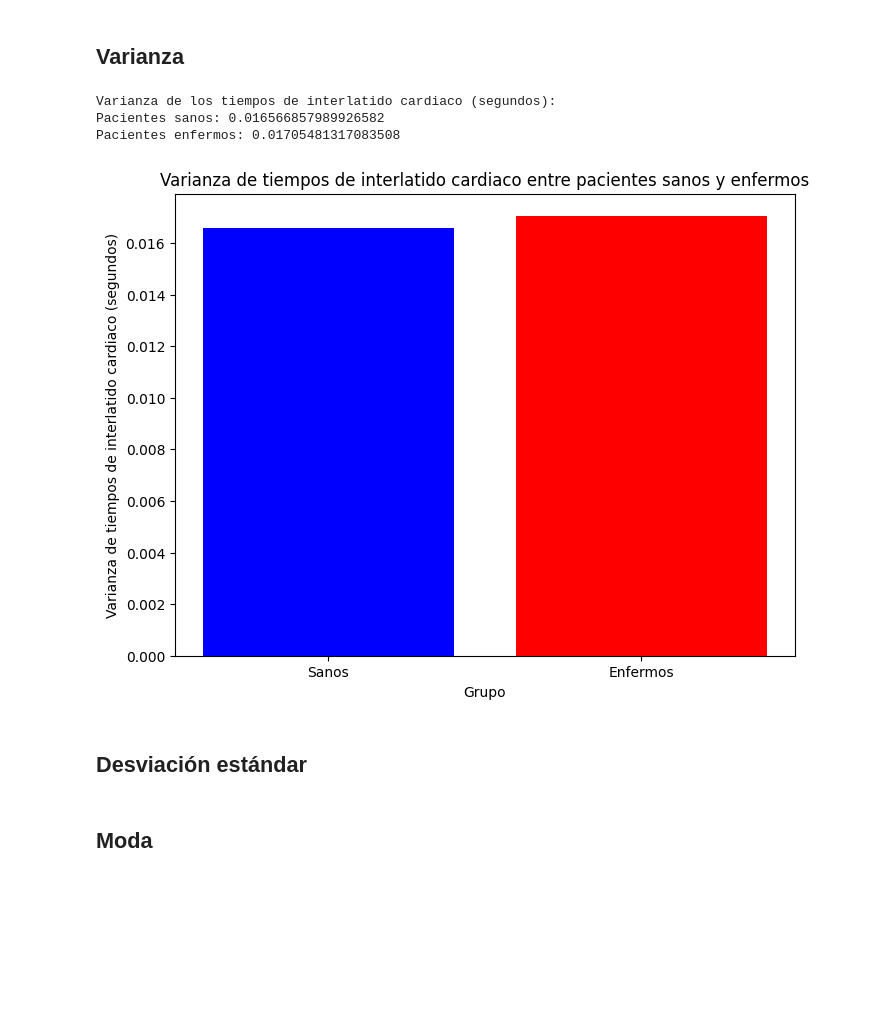
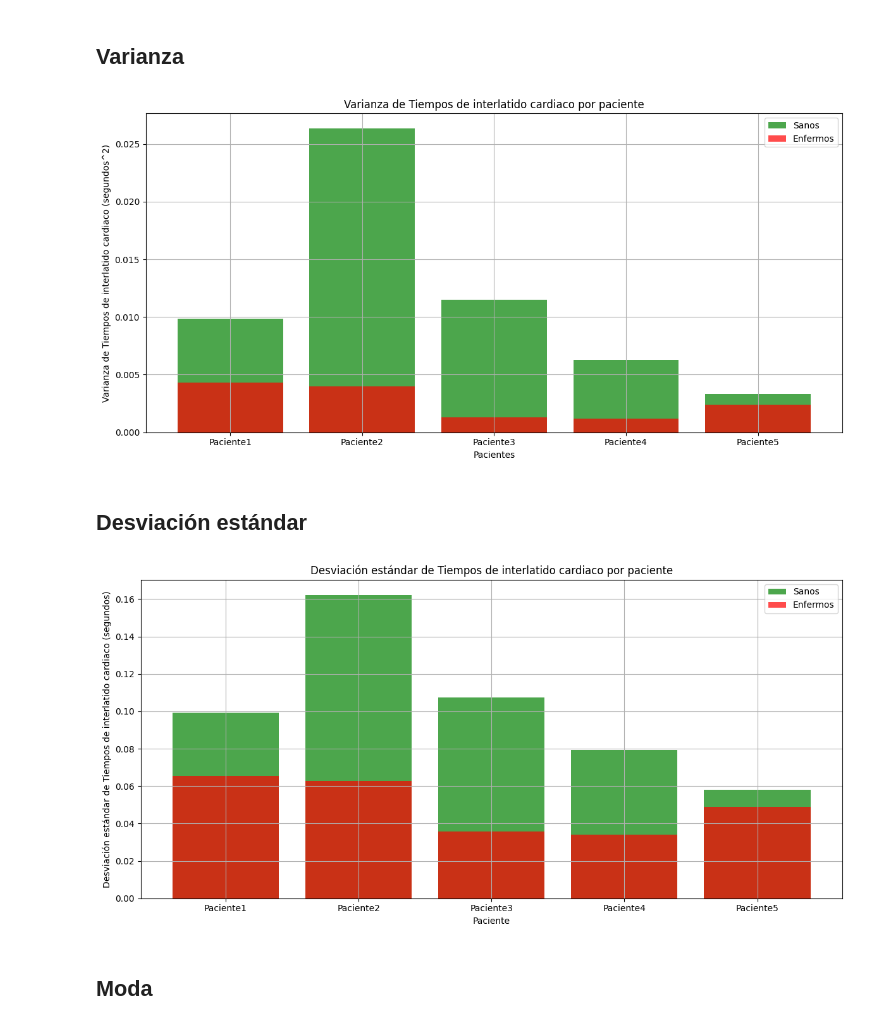
Before and after one commit to ThonnyRG/pacientes_enfermos_y_sanos_analisis, a Jupyter notebook: DATOS_BIOESTADÍSTICOS.ipynb, the cells around one changed output. Saved outputs shown, nothing was run; the diff lists cells and outputs as text; code cells hidden in the pictures; blank space fills up the shorter version.

```diff
--- a/DATOS_BIOESTADÍSTICOS.ipynb
+++ b/DATOS_BIOESTADÍSTICOS.ipynb
@@ -166,31 +171,52 @@ plt.show()
 # %% [markdown]
 ## Varianza
-# %%
-# Calcular la varianza de los tiempos de interlatido cardiaco
-varianza_sanos = df_sanos['Tiempos de interlatido'].var()
-varianza_enfermos = df_enfermos['Tiempos de interlatido'].var()
-
-# Imprimir las varianzas
-print("Varianza de los tiempos de interlatido cardiaco (segundos):")
-print("Pacientes sanos:", varianza_sanos)
-print("Pacientes enfermos:", varianza_enfermos)
-
-# Graficar las varianzas
-labels = ['Sanos', 'Enfermos']
-varianzas = [varianza_sanos, varianza_enfermos]
-
-plt.figure(figsize=(8, 6))
-plt.bar(labels, varianzas, color=['blue', 'red'])
-plt.xlabel('Grupo')
-plt.ylabel('Varianza de tiempos de interlatido cardiaco (segundos)')
-plt.title('Varianza de tiempos de interlatido cardiaco entre pacientes sanos y enfermos')
-plt.show()
-# %% [output]
-Varianza de los tiempos de interlatido cardiaco (segundos):
-Pacientes sanos: 0.016566857989926582
-Pacientes enfermos: 0.01705481317083508
-[figure, removed]
+# %%
+# Calcular la varianza de los tiempos de interlatido por paciente
+varianza_sanos = df_sanos.groupby('Paciente')['Tiempos de interlatido'].var()
+varianza_enfermos = df_enfermos.groupby('Paciente')['Tiempos de interlatido'].var()
+
+# Graficar la varianza de tiempos de interlatido por paciente
+plt.figure(figsize=(12, 6))
+
+# Gráfico de barras para pacientes sanos
+plt.bar(varianza_sanos.index, varianza_sanos.values, label='Sanos', color='green', alpha=0.7)
+
+# Gráfico de barras para pacientes enfermos
+plt.bar(varianza_enfermos.index, varianza_enfermos.values, label='Enfermos', color='red', alpha=0.7)
+
+plt.xlabel('Pacientes')
+plt.ylabel('Varianza de Tiempos de interlatido cardiaco (segundos^2)')
+plt.title('Varianza de Tiempos de interlatido cardiaco por paciente')
+plt.legend()
+plt.grid(True)
+plt.tight_layout()
+plt.show()
+# %% [output]
+[figure, added]
 # %% [markdown]
 ## Desviación estándar
+# %%
+# Calcular la desviación estándar de los tiempos de interlatido por paciente
+std_sanos = df_sanos.groupby('Paciente')['Tiempos de interlatido'].std()
+std_enfermos = df_enfermos.groupby('Paciente')['Tiempos de interlatido'].std()
+
+# Graficar la desviación estándar de tiempos de interlatido por paciente
+plt.figure(figsize=(12, 6))
+
+# Gráfico de barras para pacientes sanos
+plt.bar(std_sanos.index, std_sanos.values, label='Sanos', color='green', alpha=0.7)
+
+# Gráfico de barras para pacientes enfermos
+plt.bar(std_enfermos.index, std_enfermos.values, label='Enfermos', color='red', alpha=0.7)
+
+plt.xlabel('Paciente')
+plt.ylabel('Desviación estándar de Tiempos de interlatido cardiaco (segundos)')
+plt.title('Desviación estándar de Tiempos de interlatido cardiaco por paciente')
+plt.legend()
+plt.grid(True)
+plt.tight_layout()
+plt.show()
+# %% [output]
+[figure, added]
 # %% [markdown]
 ## Moda
```
Also changed, not shown: parts of 11 cells of this notebook.
